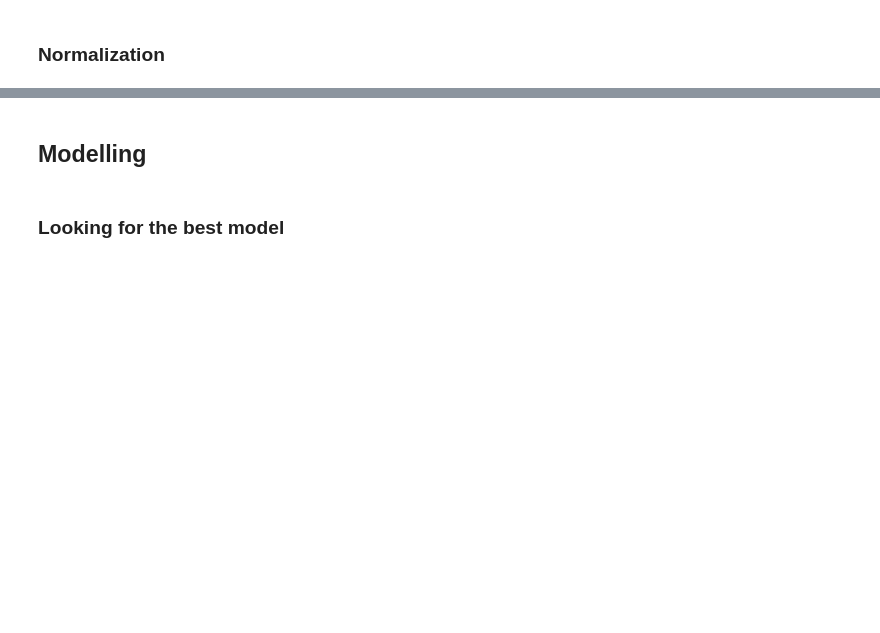
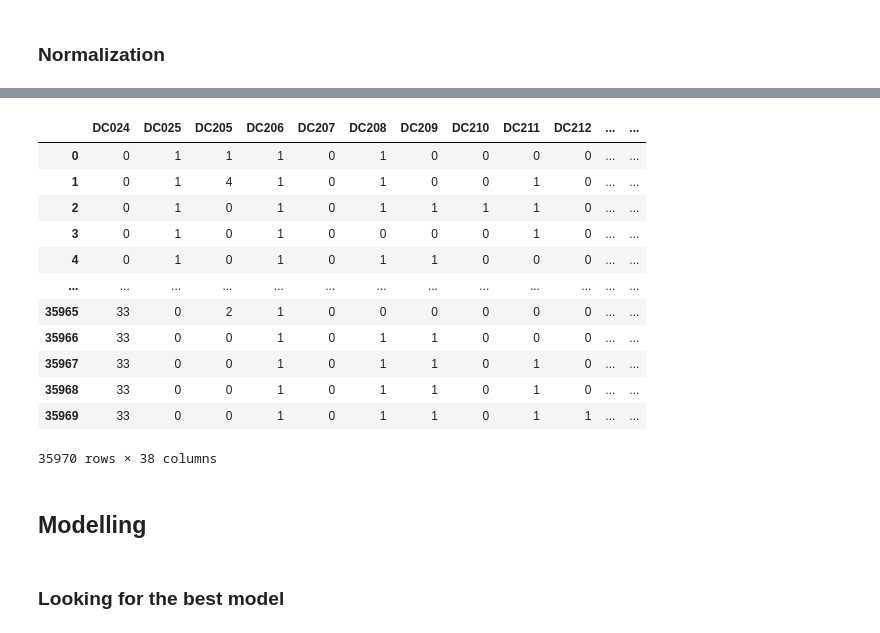
Before and after one commit to caesariodito/comp-gammafest, a Jupyter notebook: comp-model/classification_sklearn.ipynb, the cells around one changed output, grey strips where cells are left out. Cells and saved outputs as stored; diff of their text form; code cells hidden in the pictures; blank space fills up the shorter version.

```diff
--- a/comp-model/classification_sklearn.ipynb
+++ b/comp-model/classification_sklearn.ipynb
@@ -144,5 +70,7 @@ Counter({1: 32398, 0: 32398})
 # %% [markdown]
 ### Normalization
+# %%
+NUMERICAL_DATA = ['DC216', 'DC220', 'DC142a']
 # %%
 from sklearn.preprocessing import StandardScaler, MinMaxScaler
 
@@ -168,3 +96,26 @@ X_train_norm
+# %%
+X_resample1 = feature[NUMERICAL_DATA].copy()
+X_resample1 = scaler.fit_transform(X_resample1)
+X_resample1 = pd.DataFrame(X_resample1, columns=NUMERICAL_DATA)
+# %%
+X_resample = feature.copy()
+X_resample = X_resample.drop(NUMERICAL_DATA, axis=1)
+X_resample = X_resample.join(X_resample1)
+X_resample
+# %% [output]
+|  | DC024 | DC025 | DC205 | DC206 | DC207 | DC208 | DC209 | DC210 | DC211 | DC212 | ... | ... |
+| 0 | 0 | 1 | 1 | 1 | 0 | 1 | 0 | 0 | 0 | 0 | ... | ... |
+| 1 | 0 | 1 | 4 | 1 | 0 | 1 | 0 | 0 | 1 | 0 | ... | ... |
+| 2 | 0 | 1 | 0 | 1 | 0 | 1 | 1 | 1 | 1 | 0 | ... | ... |
+| 3 | 0 | 1 | 0 | 1 | 0 | 0 | 0 | 0 | 1 | 0 | ... | ... |
+| 4 | 0 | 1 | 0 | 1 | 0 | 1 | 1 | 0 | 0 | 0 | ... | ... |
+| ... | ... | ... | ... | ... | ... | ... | ... | ... | ... | ... | ... | ... |
+| 35965 | 33 | 0 | 2 | 1 | 0 | 0 | 0 | 0 | 0 | 0 | ... | ... |
+| 35966 | 33 | 0 | 0 | 1 | 0 | 1 | 1 | 0 | 0 | 0 | ... | ... |
+| 35967 | 33 | 0 | 0 | 1 | 0 | 1 | 1 | 0 | 1 | 0 | ... | ... |
+| 35968 | 33 | 0 | 0 | 1 | 0 | 1 | 1 | 0 | 1 | 0 | ... | ... |
+| 35969 | 33 | 0 | 0 | 1 | 0 | 1 | 1 | 0 | 1 | 1 | ... | ... |
+35970 rows × 38 columns
 # %% [markdown]
 ## Modelling
 # %%
```
Also changed, not shown: parts of 36 cells of this notebook, 14 other files.
